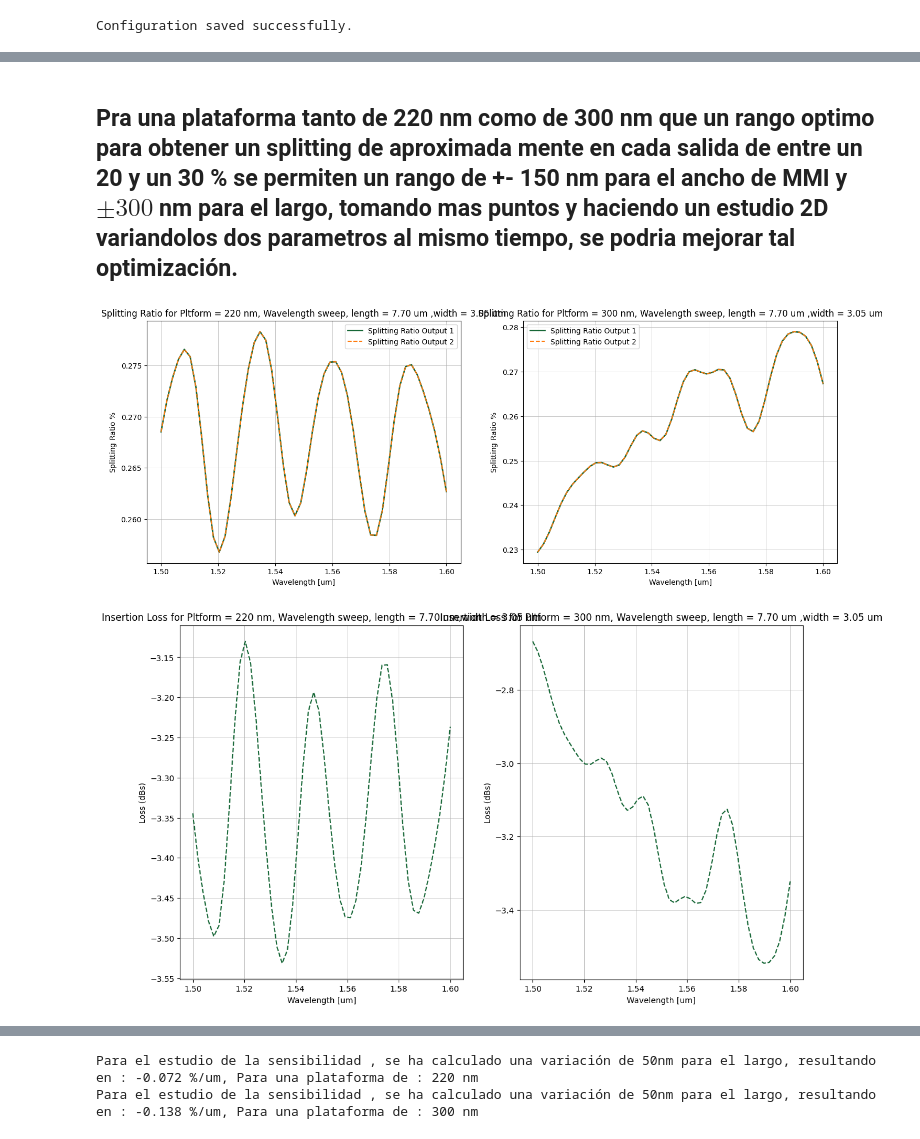
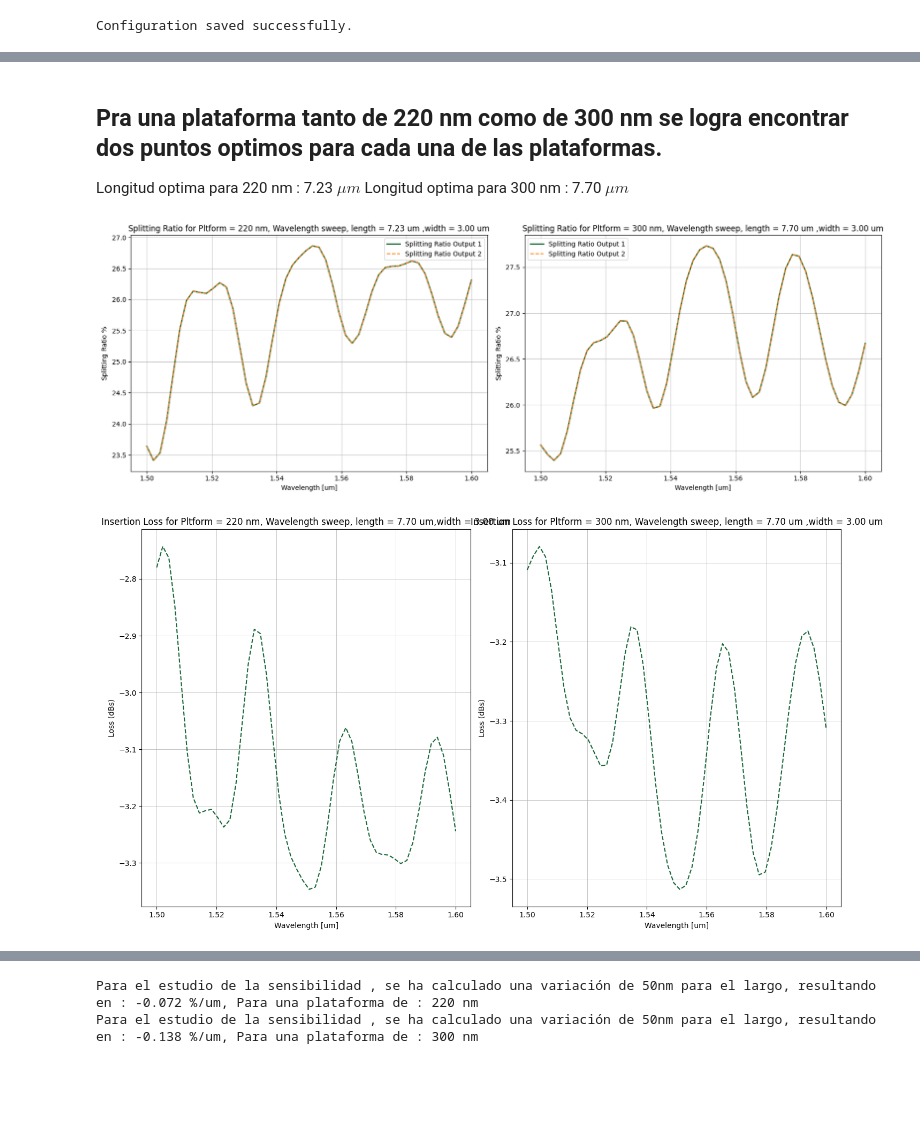
Before and after one commit to Juanes2001/GDS_py_TDY_venv, a Jupyter notebook: notebooks/HOM2_point3.ipynb, the cells around one changed output, grey strips where cells are left out. Drawn from its saved outputs; the diff is of its cells as text; code cells hidden in the pictures; blank space fills up the shorter version.

```diff
--- a/notebooks/HOM2_point3.ipynb
+++ b/notebooks/HOM2_point3.ipynb
@@ -369,4 +391,9 @@ NameError: name 'MMI_L_points' is not defined
 # %%
 # Extraemos primero la info para plotear el MMI con un largo considerable y apreciar el fenomeno de autoimagen
+version_name = "MMI_autoimage_v1"
 
-sim_data_autoimage, sim_autoimage = build_MMI_simulation(MMI_length = MMI_L_autoimage,MMI_width=MMI_W_autoimage,wavelength=sweep_wavelength, dinstance_tapers = dinstance_tapers_autoimage, x_window=x_window_max)
+project_dir = Path.cwd()  # directory where notebook is located
+data_dir = project_dir / "data_hom2_point3"
+data_dir.mkdir(parents=True, exist_ok=True)
+
+sim_data_autoimage, sim_autoimage = build_MMI_simulation(MMI_length = MMI_L_autoimage,MMI_width=MMI_W_autoimage,wavelength=sweep_wavelength, dinstance_tapers = dinstance_tapers_autoimage, x_window=x_window_max, version_name = version_name)
@@ -377,10 +407,10 @@ width_MMI_idx_auto = 0
 length_MMI_idx_auto = 0
 
 for thick_idx in range(2):
-    IN_auto.append(sim_data[thick_idx][length_MMI_idx_auto][width_MMI_idx_auto]["IN"])
-    OUT1_auto.append(sim_data[thick_idx][length_MMI_idx_auto][width_MMI_idx_auto]["OUT1"])
-    Longitudinal_auto.append(sim_data[thick_idx][length_MMI_idx_auto][width_MMI_idx_auto]["Longitudinal"])
-    OUT2_auto.append(sim_data[thick_idx][length_MMI_idx_auto][width_MMI_idx_auto]["OUT2"])
+    IN_auto.append(sim_data_autoimage[thick_idx][length_MMI_idx_auto][width_MMI_idx_auto]["IN"])
+    OUT1_auto.append(sim_data_autoimage[thick_idx][length_MMI_idx_auto][width_MMI_idx_auto]["OUT1"])
+    Longitudinal_auto.append(sim_data_autoimage[thick_idx][length_MMI_idx_auto][width_MMI_idx_auto]["Longitudinal"])
+    OUT2_auto.append(sim_data_autoimage[thick_idx][length_MMI_idx_auto][width_MMI_idx_auto]["OUT2"])
 # %%
 ## Con la data extraida para un largo de 45 micras, mostramos el fenomeno de Autoimagen para las distintas plataformas
 
@@ -472,7 +516,7 @@ length_fixed = 0
 width_fixed = 0
 
 for thick_idx in range(2):
-    for length_idx in range(MMI_L_points-1):
+    for length_idx in range(3):
 
         Ex_L = Longitudinal[thick_idx][length_idx][width_fixed].Ex.abs.isel(f = wv_fixed).squeeze()
         Ey_L = Longitudinal[thick_idx][length_idx][width_fixed].Ey.abs.isel(f = wv_fixed).squeeze()
@@ -634,15 +681,21 @@ plt.show()
 # %% [markdown]
-## Pra una plataforma tanto de 220 nm como de 300 nm que un rango optimo para obtener un splitting de  aproximada mente en cada salida de entre un 20 y un 30 % se permiten un rango de +- 150 nm para el ancho de MMI y $\pm300$ nm para el largo, tomando mas puntos y haciendo un estudio 2D variandolos dos parametros al mismo tiempo, se podria mejorar tal optimización.
+## Pra una plataforma tanto de 220 nm como de 300 nm se logra encontrar dos puntos optimos para cada una de las plataformas.
+
+Longitud optima para 220 nm : 7.23 $\mu m$
+Longitud optima para 300 nm : 7.70 $\mu m$
 # %%
 ## Usaremos ahora los monitores transversales para hacer el calculo de potencia Usando la componente real del vector de Poyting en x complejo
 ## Teniendo en cuenta los resultados del sweep en largo para el MMI , usarmeos un largo de MMI_L = um que corresponde con el indice length_idx =
+
+
+length_optimized_220 = np.argmin(np.abs(sweep_MMI_L - 7.23))
+length_optimized_300 = np.argmin(np.abs(sweep_MMI_L - 7.70))
 
 fig5, axes5 = plt.subplots(1, 2, figsize=(17, 6))
 
 Splitting_ratio_OUT1 = np.zeros(wv_points)
 Splitting_ratio_OUT2 = np.zeros(wv_points)
 width_fixed = 0  # Valor ms cercano al optimizado 3 um
-length_fixed = 0  # valor mas cercano al optimizado 7.8 um
 wv_fixed = 24  # a 1550 nm
 Losses_220 = np.zeros(wv_points)
 Losses_300 = np.zeros(wv_points)
@@ -651,11 +704,11 @@ for thick_idx in range(2):
     for wv_idx in range(wv_points):
         ## Calculo de potencia para el monitor de entrada
 
-        Ey_INR = IN[thick_idx][length_fixed][width_fixed].Ey.isel(f=wv_idx).squeeze()  # La componente real Ey
-        Ez_INR = IN[thick_idx][length_fixed][width_fixed].Ez.isel(f=wv_idx).squeeze()  # La componente real Ez
+        Ey_INR = IN[thick_idx][[length_optimized_220,length_optimized_300][thick_idx]][width_fixed].Ey.isel(f=wv_idx).squeeze()  # La componente real Ey
+        Ez_INR = IN[thick_idx][[length_optimized_220,length_optimized_300][thick_idx]][width_fixed].Ez.isel(f=wv_idx).squeeze()  # La componente real Ez
 
-        Hy_INR = IN[thick_idx][length_fixed][width_fixed].Hy.isel(f=wv_idx).squeeze()  # La componente real Hy
-        Hz_INR = IN[thick_idx][length_fixed][width_fixed].Hz.isel(f=wv_idx).squeeze()  # La componente real Hz
+        Hy_INR = IN[thick_idx][[length_optimized_220,length_optimized_300][thick_idx]][width_fixed].Hy.isel(f=wv_idx).squeeze()  # La componente real Hy
+        Hz_INR = IN[thick_idx][[length_optimized_220,length_optimized_300][thick_idx]][width_fixed].Hz.isel(f=wv_idx).squeeze()  # La componente real Hz
 
         Sx_INR = 0.5 * np.real(Ey_INR * np.conj(Hz_INR) - Ez_INR * np.conj(Hy_INR))
 
@@ -671,11 +724,11 @@ for thick_idx in range(2):
 
         ## Vamos a hacer lo mismo para OUT1 y OUT2
 
-        Ey_OUT1R = OUT1[thick_idx][length_fixed][width_fixed].Ey.isel(f=wv_idx).squeeze()  # La componente real Ey a 1550 nm
-        Ez_OUT1R = OUT1[thick_idx][length_fixed][width_fixed].Ez.isel(f=wv_idx).squeeze()  # La componente real Ez a 1550 nm
+        Ey_OUT1R = OUT1[thick_idx][[length_optimized_220,length_optimized_300][thick_idx]][width_fixed].Ey.isel(f=wv_idx).squeeze()  # La componente real Ey a 1550 nm
+        Ez_OUT1R = OUT1[thick_idx][[length_optimized_220,length_optimized_300][thick_idx]][width_fixed].Ez.isel(f=wv_idx).squeeze()  # La componente real Ez a 1550 nm
 
-        Hy_OUT1R = OUT1[thick_idx][length_fixed][width_fixed].Hy.isel(f=wv_idx).squeeze()  # La componente real Hy a 1550 nm
-        Hz_OUT1R = OUT1[thick_idx][length_fixed][width_fixed].Hz.isel(f=wv_idx).squeeze()  # La componente real Hz a 1550 nm
+        Hy_OUT1R = OUT1[thick_idx][[length_optimized_220,length_optimized_300][thick_idx]][width_fixed].Hy.isel(f=wv_idx).squeeze()  # La componente real Hy a 1550 nm
+        Hz_OUT1R = OUT1[thick_idx][[length_optimized_220,length_optimized_300][thick_idx]][width_fixed].Hz.isel(f=wv_idx).squeeze()  # La componente real Hz a 1550 nm
 
         Sx_OUT1R = 0.5 * np.real(Ey_OUT1R * np.conj(Hz_OUT1R) - Ez_OUT1R * np.conj(Hy_OUT1R))
 
@@ -691,11 +744,11 @@ for thick_idx in range(2):
 
         # para OUT2
 
-        Ey_OUT2R = OUT2[thick_idx][length_fixed][width_fixed].Ey.isel(f=wv_idx).squeeze()  # La componente real Ey a 1550 nm
-        Ez_OUT2R = OUT2[thick_idx][length_fixed][width_fixed].Ez.isel(f=wv_idx).squeeze()  # La componente real Ez a 1550 nm
+        Ey_OUT2R = OUT2[thick_idx][[length_optimized_220,length_optimized_300][thick_idx]][width_fixed].Ey.isel(f=wv_idx).squeeze()  # La componente real Ey a 1550 nm
+        Ez_OUT2R = OUT2[thick_idx][[length_optimized_220,length_optimized_300][thick_idx]][width_fixed].Ez.isel(f=wv_idx).squeeze()  # La componente real Ez a 1550 nm
 
-        Hy_OUT2R = OUT2[thick_idx][length_fixed][width_fixed].Hy.isel(f=wv_idx).squeeze()  # La componente real Hy a 1550 nm
-        Hz_OUT2R = OUT2[thick_idx][length_fixed][width_fixed].Hz.isel(f=wv_idx).squeeze()  # La componente real Hz a 1550 nm
+        Hy_OUT2R = OUT2[thick_idx][[length_optimized_220,length_optimized_300][thick_idx]][width_fixed].Hy.isel(f=wv_idx).squeeze()  # La componente real Hy a 1550 nm
+        Hz_OUT2R = OUT2[thick_idx][[length_optimized_220,length_optimized_300][thick_idx]][width_fixed].Hz.isel(f=wv_idx).squeeze()  # La componente real Hz a 1550 nm
 
         Sx_OUT2R = 0.5 * np.real(Ey_OUT2R * np.conj(Hz_OUT2R) - Ez_OUT2R * np.conj(Hy_OUT2R))
 
@@ -722,38 +775,38 @@ for thick_idx in range(2):
     axes5[thick_idx].plot(sweep_wavelength, Splitting_ratio_OUT1, label="Splitting Ratio Output 1", lw=2)
     axes5[thick_idx].plot(sweep_wavelength, Splitting_ratio_OUT2, label="Splitting Ratio Output 2", linestyle='--')
     axes5[thick_idx].set_title(
-        f"Splitting Ratio for Pltform = {[220, 300][thick_idx]} nm, Wavelength sweep, length = {sweep_MMI_L[length_fixed]:.2f} um ,width = {sweep_MMI_W[width_fixed]:.2f} um")
+        f"Splitting Ratio for Pltform = {[220, 300][thick_idx]} nm, Wavelength sweep, length = {sweep_MMI_L[[length_optimized_220,length_optimized_300][thick_idx]]:.2f} um ,width = {sweep_MMI_W[width_fixed]:.2f} um")
     axes5[thick_idx].set_xlabel(r"Wavelength [um]")
     axes5[thick_idx].set_ylabel(r"Splitting Ratio $\%$")
     axes5[thick_idx].legend(loc='best')
     axes5[thick_idx].grid(True, lw=0.5)
 
 
 plt.tight_layout()
 plt.show()
 
 fig_loss2, ax_loss2 = plt.subplots(1,2,figsize=(14,8))
 
 
 ax_loss2[0].plot(sweep_wavelength, Losses_220, label="Insertion Loss", linestyle='--')
 ax_loss2[0].set_title(
-    f"Insertion Loss for Pltform = {[220, 300][0]} nm, Wavelength sweep, length = {sweep_MMI_L[length_fixed]:.2f} um,width = {sweep_MMI_W[width_fixed]:.2f} um")
+    f"Insertion Loss for Pltform = {[220, 300][0]} nm, Wavelength sweep, length = {sweep_MMI_L[[length_optimized_220,length_optimized_300][thick_idx]]:.2f} um,width = {sweep_MMI_W[width_fixed]:.2f} um")
 ax_loss2[0].set_xlabel(r"Wavelength [um]")
 ax_loss2[0].set_ylabel(r"Loss (dBs)")
 ax_loss2[0].grid(True, lw=0.5)
 
 ax_loss2[1].plot(sweep_wavelength, Losses_300, label="Insertion Loss", linestyle='--')
 ax_loss2[1].set_title(
-    f"Insertion Loss for Pltform = {[220, 300][1]} nm, Wavelength sweep, length = {sweep_MMI_L[length_fixed]:.2f} um ,width = {sweep_MMI_W[width_fixed]:.2f} um")
+    f"Insertion Loss for Pltform = {[220, 300][1]} nm, Wavelength sweep, length = {sweep_MMI_L[[length_optimized_220,length_optimized_300][thick_idx]]:.2f} um ,width = {sweep_MMI_W[width_fixed]:.2f} um")
 ax_loss2[1].set_xlabel(r"Wavelength [um]")
 ax_loss2[1].set_ylabel(r"Loss (dBs)")
 ax_loss2[1].grid(True, lw=0.5)
 
 
 plt.tight_layout()
 plt.show()
 # %% [output]
-[figure, old version]
+[figure, new version]
-[figure, old version]
+[figure, new version]
 # %%
 # calculo de tolerancia +- 20 nm width y +-50 nm Length, hacemos ua simulacion de nuevo con nueva data
```
Also changed, not shown: parts of 10 cells of this notebook, 3 other files.
